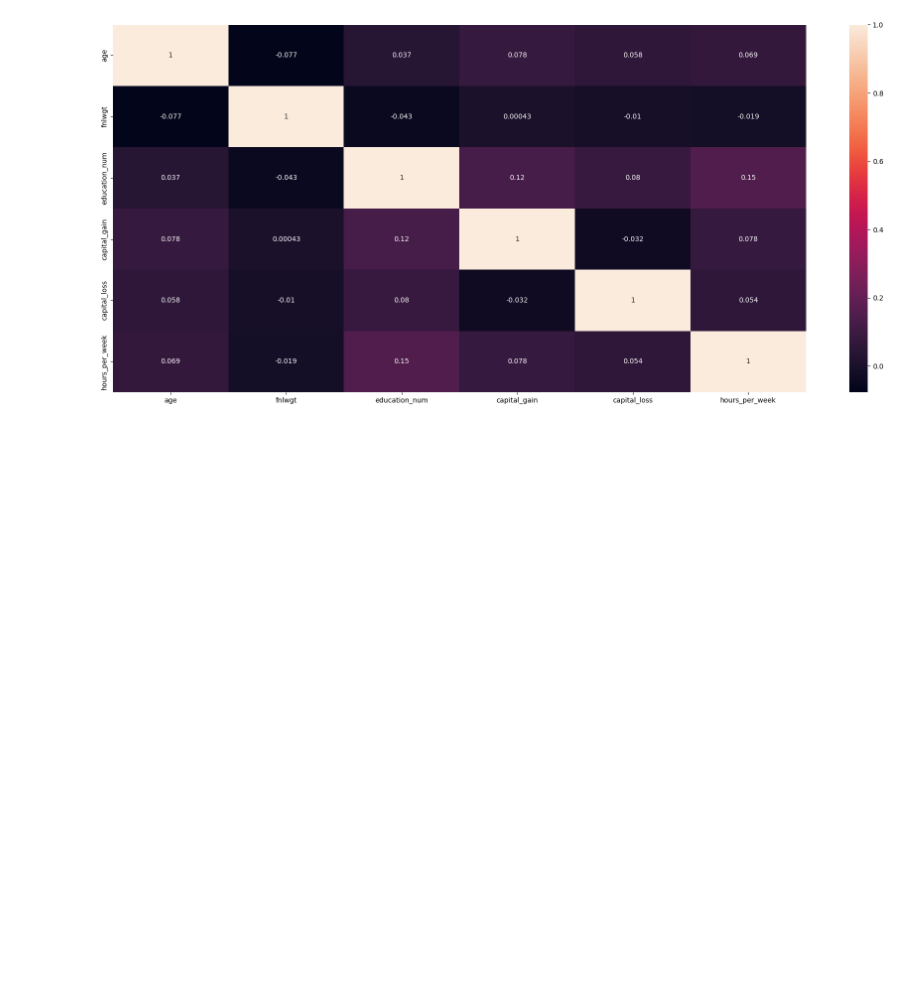
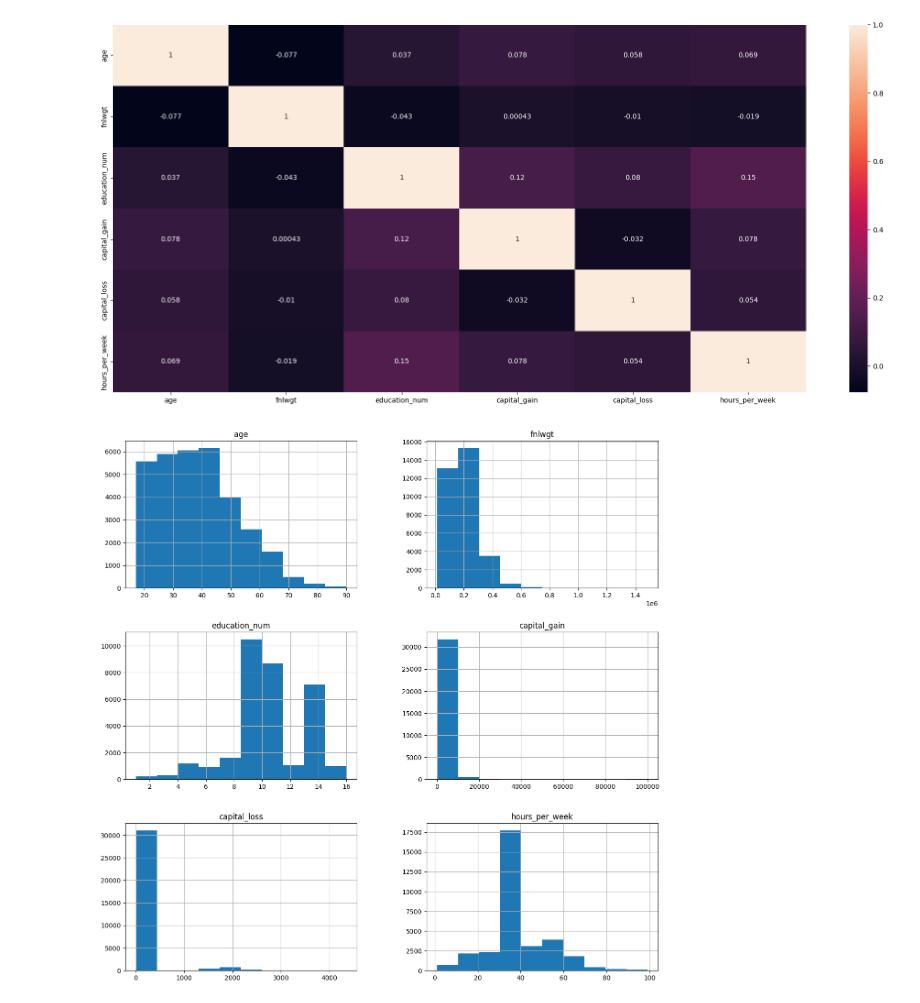
Before and after one commit to mimi428/Income-classification, a Jupyter notebook: incomeclass.ipynb, the cells around one changed output. Cells and saved outputs as stored; diff of their text form; code cells hidden in the pictures; blank space fills up the shorter version.

```diff
--- a/incomeclass.ipynb
+++ b/incomeclass.ipynb
@@ -531,3 +531,7 @@ plt.tight_layout()
 plt.show()
 # %% [output]
 [figure]
+# %%
+data_hist_plot=idata.hist(figsize=(15,15))
+# %% [output]
+[figure, added]
```
Also changed, not shown: parts of 12 cells of this notebook.
